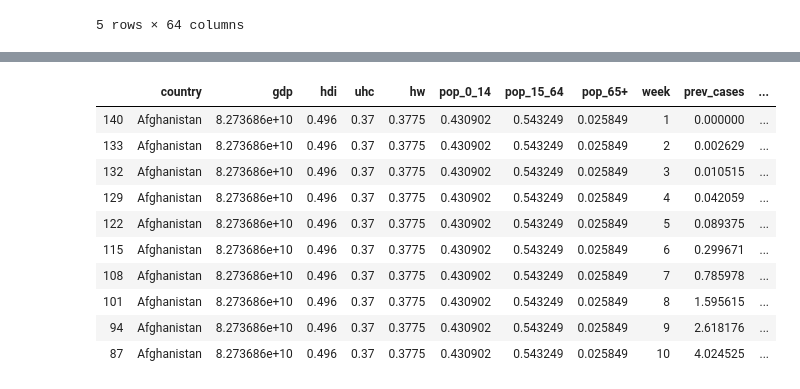
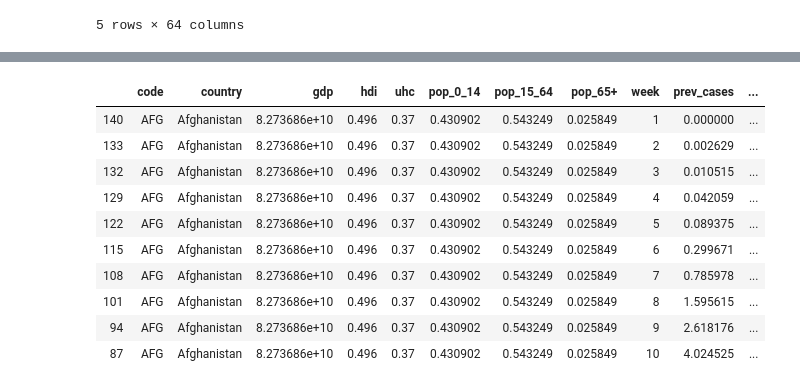
Before and after one commit to lucianowitt/covid-19, a Jupyter notebook: TCC_tratamento_dados.ipynb, the cells around one changed output, grey strips where cells are left out. Cells and saved outputs as stored; diff of their text form; code cells hidden in the pictures.

```diff
--- a/TCC_tratamento_dados.ipynb
+++ b/TCC_tratamento_dados.ipynb
@@ -374,5 +359,5 @@ df_pop_65plus.head()
 # %%
-df_pop = df_pop_total.join(df_pop_00_14, on='country').join(df_pop_15_64, on='country').join(df_pop_65plus, on='country')
+df_pop = df_pop_total.join(df_pop_00_14).join(df_pop_15_64).join(df_pop_65plus)
 df_pop.dropna(inplace=True)
 df_pop.head()
 # %% [output]
@@ -400,5 +385,5 @@ df_pop.head()
 # %%
-df_ind = df_hw.join(df_uhc).join(df_pop).join(df_gdp).join(df_hdi)
+df_ind = df_uhc.join(df_pop).join(df_gdp).join(df_hdi)
 df_ind.dropna(inplace=True)
 df_ind.head()
 # %% [output]
@@ -412,5 +397,5 @@ df_ind.head()
 # %%
-df4 = df3.join(df_ind, on=['country'])
+df4 = df3.join(df_ind, on=['code'])
 df4.rename(columns={'total_cases':'cases','total_deaths':'deaths'}, inplace=True)
 df4.dropna(inplace=True)
 df4.head()
@@ -424,6 +409,6 @@ df4.head()
 # %%
 df5 = df4.copy()
-df5['prev_cases'] = df5.groupby(['country'])['cases'].shift(1, fill_value=0)
-df5['prev_deaths'] = df5.groupby(['country'])['deaths'].shift(1, fill_value=0)
+df5['prev_cases'] = df5.groupby(['code'])['cases'].shift(1, fill_value=0)
+df5['prev_deaths'] = df5.groupby(['code'])['deaths'].shift(1, fill_value=0)
 df5.head()
 # %% [output]
@@ -436,16 +421,16 @@ df5.head()
 # %%
-df_final = df5[['country','gdp','hdi','uhc','hw','pop_0_14','pop_15_64','pop_65+','week','prev_cases','prev_deaths','cases','deaths']]
+df_final = df5[['code','country','gdp','hdi','uhc','pop_0_14','pop_15_64','pop_65+','week','prev_cases','prev_deaths','cases','deaths']]
 df_final.head(10)
 # %% [output]
-|  | country | gdp | hdi | uhc | hw | pop_0_14 | pop_15_64 | pop_65+ | week | prev_cases | ... |
-| 140 | Afghanistan | 8.273686e+10 | 0.496 | 0.37 | 0.3775 | 0.430902 | 0.543249 | 0.025849 | 1 | 0.000000 | ... |
-| 133 | Afghanistan | 8.273686e+10 | 0.496 | 0.37 | 0.3775 | 0.430902 | 0.543249 | 0.025849 | 2 | 0.002629 | ... |
-| 132 | Afghanistan | 8.273686e+10 | 0.496 | 0.37 | 0.3775 | 0.430902 | 0.543249 | 0.025849 | 3 | 0.010515 | ... |
-| 129 | Afghanistan | 8.273686e+10 | 0.496 | 0.37 | 0.3775 | 0.430902 | 0.543249 | 0.025849 | 4 | 0.042059 | ... |
-| 122 | Afghanistan | 8.273686e+10 | 0.496 | 0.37 | 0.3775 | 0.430902 | 0.543249 | 0.025849 | 5 | 0.089375 | ... |
-| 115 | Afghanistan | 8.273686e+10 | 0.496 | 0.37 | 0.3775 | 0.430902 | 0.543249 | 0.025849 | 6 | 0.299671 | ... |
-| 108 | Afghanistan | 8.273686e+10 | 0.496 | 0.37 | 0.3775 | 0.430902 | 0.543249 | 0.025849 | 7 | 0.785978 | ... |
-| 101 | Afghanistan | 8.273686e+10 | 0.496 | 0.37 | 0.3775 | 0.430902 | 0.543249 | 0.025849 | 8 | 1.595615 | ... |
-| 94 | Afghanistan | 8.273686e+10 | 0.496 | 0.37 | 0.3775 | 0.430902 | 0.543249 | 0.025849 | 9 | 2.618176 | ... |
-| 87 | Afghanistan | 8.273686e+10 | 0.496 | 0.37 | 0.3775 | 0.430902 | 0.543249 | 0.025849 | 10 | 4.024525 | ... |
+|  | code | country | gdp | hdi | uhc | pop_0_14 | pop_15_64 | pop_65+ | week | prev_cases | ... |
+| 140 | AFG | Afghanistan | 8.273686e+10 | 0.496 | 0.37 | 0.430902 | 0.543249 | 0.025849 | 1 | 0.000000 | ... |
+| 133 | AFG | Afghanistan | 8.273686e+10 | 0.496 | 0.37 | 0.430902 | 0.543249 | 0.025849 | 2 | 0.002629 | ... |
+| 132 | AFG | Afghanistan | 8.273686e+10 | 0.496 | 0.37 | 0.430902 | 0.543249 | 0.025849 | 3 | 0.010515 | ... |
+| 129 | AFG | Afghanistan | 8.273686e+10 | 0.496 | 0.37 | 0.430902 | 0.543249 | 0.025849 | 4 | 0.042059 | ... |
+| 122 | AFG | Afghanistan | 8.273686e+10 | 0.496 | 0.37 | 0.430902 | 0.543249 | 0.025849 | 5 | 0.089375 | ... |
+| 115 | AFG | Afghanistan | 8.273686e+10 | 0.496 | 0.37 | 0.430902 | 0.543249 | 0.025849 | 6 | 0.299671 | ... |
+| 108 | AFG | Afghanistan | 8.273686e+10 | 0.496 | 0.37 | 0.430902 | 0.543249 | 0.025849 | 7 | 0.785978 | ... |
+| 101 | AFG | Afghanistan | 8.273686e+10 | 0.496 | 0.37 | 0.430902 | 0.543249 | 0.025849 | 8 | 1.595615 | ... |
+| 94 | AFG | Afghanistan | 8.273686e+10 | 0.496 | 0.37 | 0.430902 | 0.543249 | 0.025849 | 9 | 2.618176 | ... |
+| 87 | AFG | Afghanistan | 8.273686e+10 | 0.496 | 0.37 | 0.430902 | 0.543249 | 0.025849 | 10 | 4.024525 | ... |
 # %%
```
Also changed, not shown: parts of 23 cells of this notebook, 4 other files.
